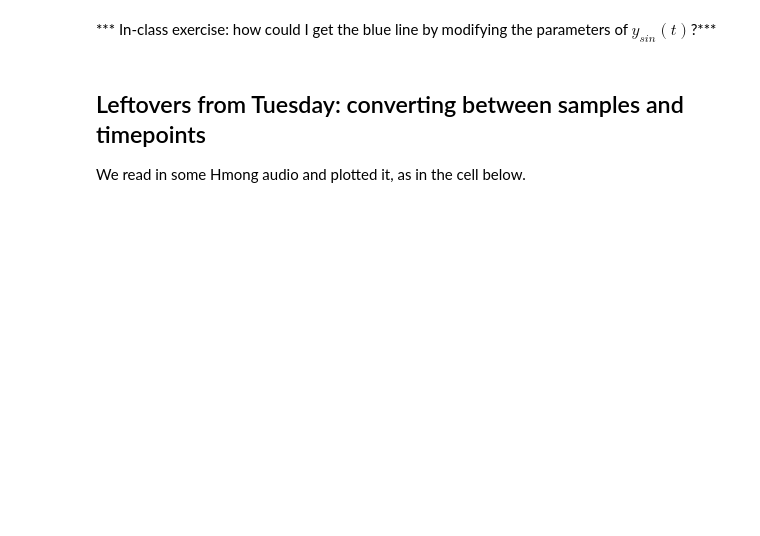
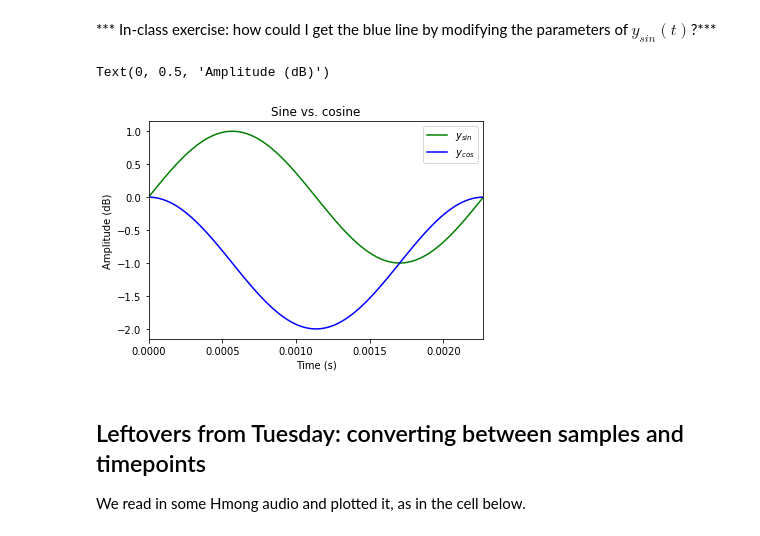
Before and after one commit to ling592b-f19/592b-f19-class, a Jupyter notebook: class_2-2/592B-F19_class2-2.ipynb, the cells around one changed output. Saved outputs shown, nothing was run; the diff lists cells and outputs as text; code cells hidden in the pictures; blank space fills up the shorter version.

```diff
--- a/class_2-2/592B-F19_class2-2.ipynb
+++ b/class_2-2/592B-F19_class2-2.ipynb
@@ -47,5 +62,22 @@ plt.ylabel('Amplitude (dB)')
 # %% [markdown]
 *** In-class exercise: how could I get the blue line by modifying the parameters of $y_{sin}(t)$?***
+# %%
+y_cos_2 = np.sin(2*np.pi*f*x + np.pi/2)-1
+
+
+plt.figure("Sine vs. cosine")
+plt.title("Sine vs. cosine")
+plt.xlim(0,1/f) # What is 1/f?
+
+plt.plot(x,y_sin, 'g', label='$y_{sin}$')
+plt.plot(x,y_cos_2, 'b', label='$y_{cos}$')
+
+plt.legend(loc="upper right")
+plt.xlabel('Time (s)')
+plt.ylabel('Amplitude (dB)')
+# %% [output]
+Text(0, 0.5, 'Amplitude (dB)')
+[figure, added]
 # %% [markdown]
 ## Leftovers from Tuesday: converting between samples and timepoints
 
```
Also changed, not shown: parts of 9 cells of this notebook, 1 other file.
